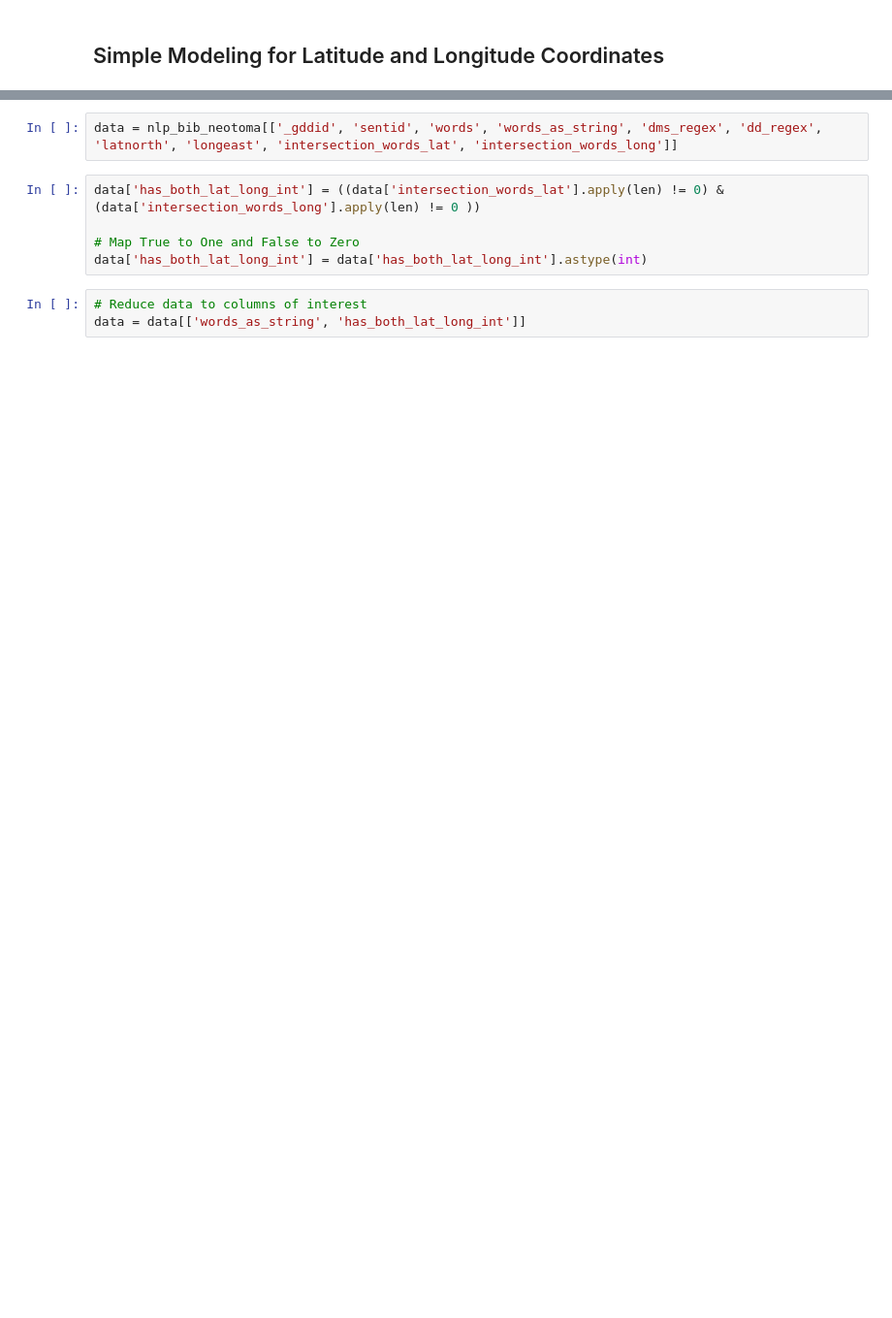
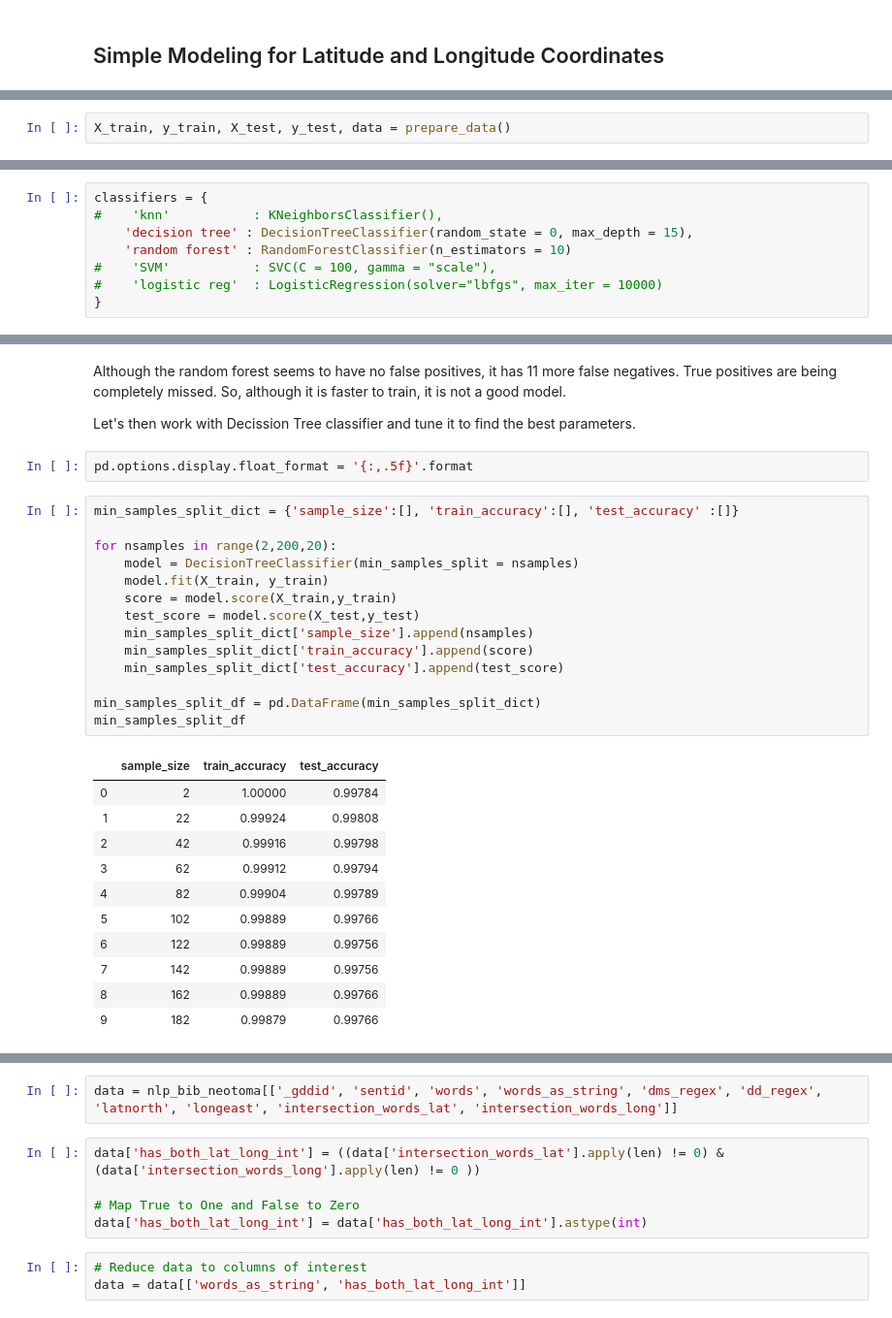
Before and after one commit to throughput-ec/UnacquiredSites, a Jupyter notebook: Modelling_Coords.ipynb, the cells around one changed output, grey strips where cells are left out. Shown at 97% size. Cells and saved outputs as stored; diff of their text form; blank space fills up the shorter version.

```diff
--- a/Modelling_Coords.ipynb
+++ b/Modelling_Coords.ipynb
@@ -67,0 +67,2 @@ hide_toggle()
+# %%
+X_train, y_train, X_test, y_test, data = prepare_data()
@@ -67,0 +71,8 @@ hide_toggle()
+# %%
+classifiers = {
+#    'knn'           : KNeighborsClassifier(),
+    'decision tree' : DecisionTreeClassifier(random_state = 0, max_depth = 15),
+    'random forest' : RandomForestClassifier(n_estimators = 10)
+#    'SVM'           : SVC(C = 100, gamma = "scale"),
+#    'logistic reg'  : LogisticRegression(solver="lbfgs", max_iter = 10000)
+}
@@ -67,0 +127,33 @@ hide_toggle()
+# %% [markdown]
+Although the random forest seems to have no false positives, it has 11 more false negatives. True positives are being completely missed.
+So, although it is faster to train, it is not a good model.
+
+Let's then work with Decission Tree classifier and tune it to find the best parameters.
+# %%
+pd.options.display.float_format = '{:,.5f}'.format
+# %%
+min_samples_split_dict = {'sample_size':[], 'train_accuracy':[], 'test_accuracy' :[]}
+
+for nsamples in range(2,200,20):
+    model = DecisionTreeClassifier(min_samples_split = nsamples)
+    model.fit(X_train, y_train)
+    score = model.score(X_train,y_train)
+    test_score = model.score(X_test,y_test)
+    min_samples_split_dict['sample_size'].append(nsamples)
+    min_samples_split_dict['train_accuracy'].append(score)
+    min_samples_split_dict['test_accuracy'].append(test_score)
+
+min_samples_split_df = pd.DataFrame(min_samples_split_dict)
+min_samples_split_df
+# %% [output]
+|  | sample_size | train_accuracy | test_accuracy |
+| 0 | 2 | 1.00000 | 0.99784 |
+| 1 | 22 | 0.99924 | 0.99808 |
+| 2 | 42 | 0.99916 | 0.99798 |
+| 3 | 62 | 0.99912 | 0.99794 |
+| 4 | 82 | 0.99904 | 0.99789 |
+| 5 | 102 | 0.99889 | 0.99766 |
+| 6 | 122 | 0.99889 | 0.99756 |
+| 7 | 142 | 0.99889 | 0.99756 |
+| 8 | 162 | 0.99889 | 0.99766 |
+| 9 | 182 | 0.99879 | 0.99766 |
```
Also changed, not shown: parts of 56 cells of this notebook, 1 other file.
